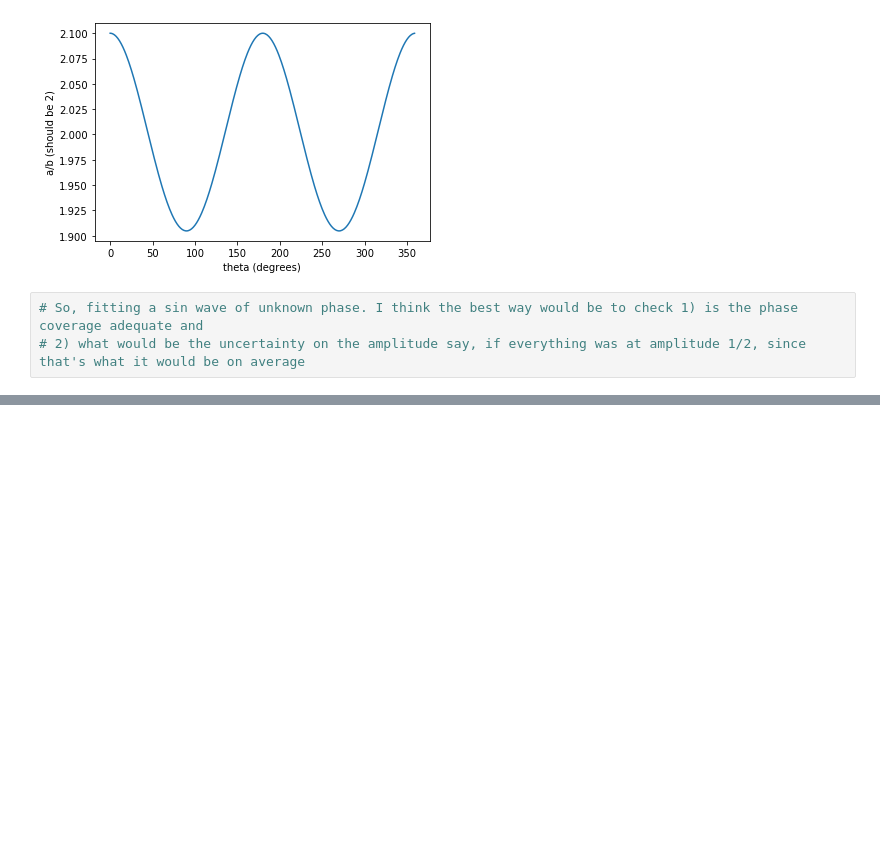
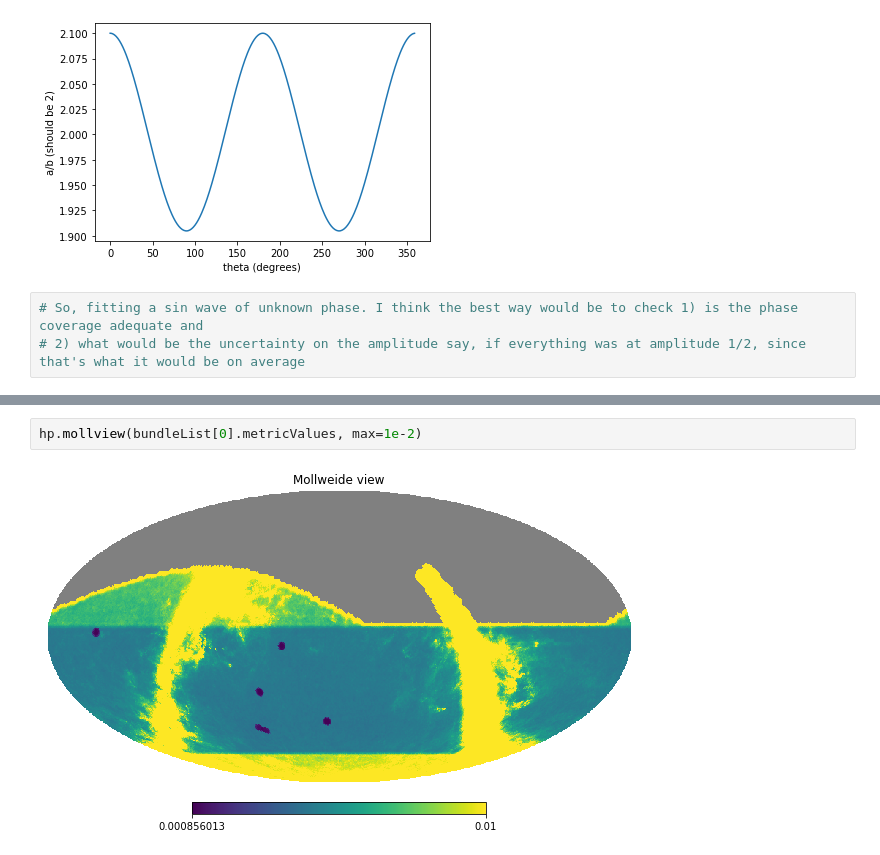
Before and after one commit to yoachim/21_Scratch, a Jupyter notebook: shape_metric/measure_shape_metric.ipynb, the cells around one changed output, grey strips where cells are left out. Cells and saved outputs as stored; diff of their text form; blank space fills up the shorter version.

```diff
--- a/shape_metric/measure_shape_metric.ipynb
+++ b/shape_metric/measure_shape_metric.ipynb
@@ -127,0 +228,4 @@ Text(0, 0.5, 'a/b (should be 2)')
+# %%
+hp.mollview(bundleList[0].metricValues, max=1e-2)
+# %% [output]
+[figure, added]
```
Also changed, not shown: parts of 5 cells of this notebook.
